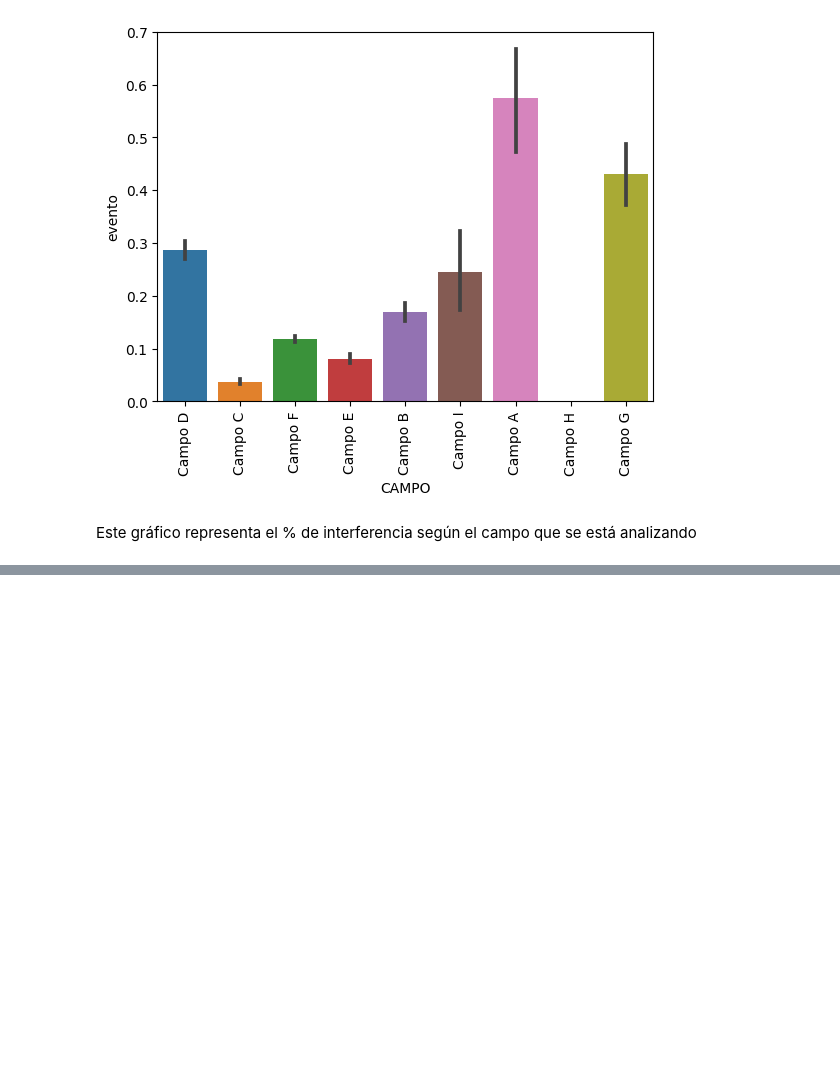
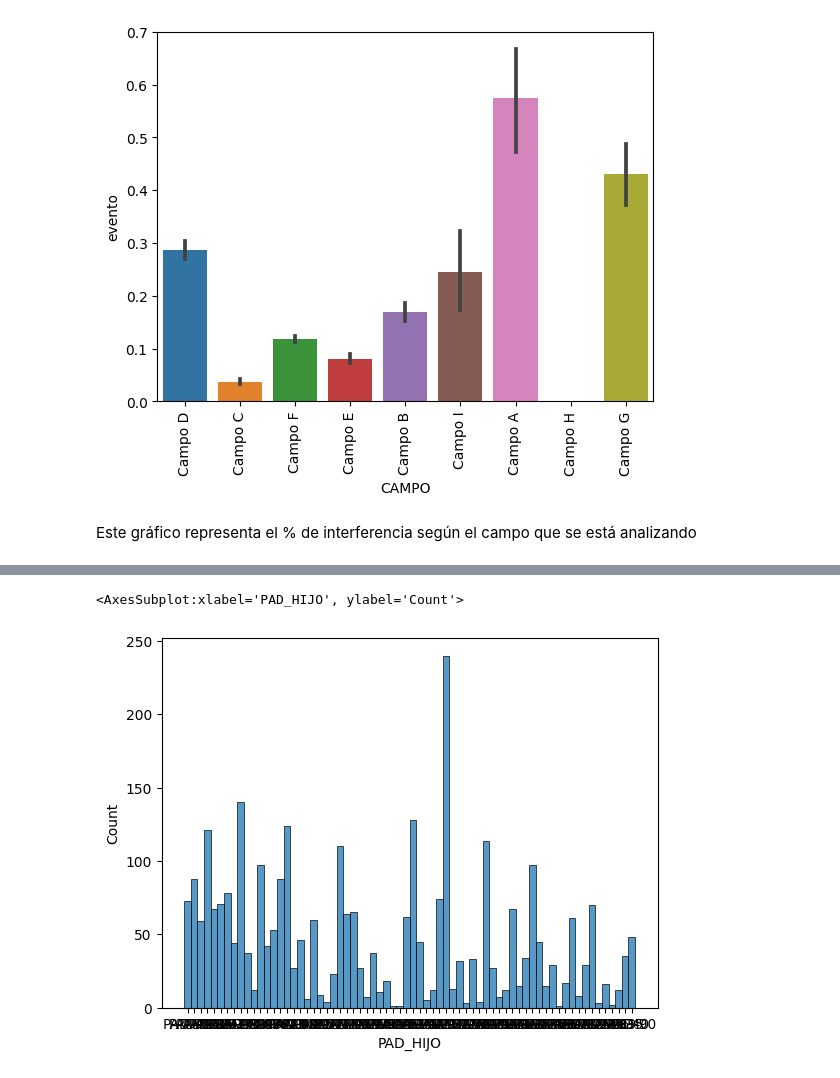
Before and after one commit to vyago/ypf, a Jupyter notebook: src/Análisis descriptivo/AE-Primeras visualizaciones.ipynb, the cells around one changed output, grey strips where cells are left out. Saved outputs shown, nothing was run; the diff lists cells and outputs as text; code cells hidden in the pictures; blank space fills up the shorter version.

```diff
--- a/src/Análisis descriptivo/AE-Primeras visualizaciones.ipynb
+++ b/src/Análisis descriptivo/AE-Primeras visualizaciones.ipynb
@@ -162,0 +177,5 @@ Este gráfico representa el % de interferencia según el campo que se está anal
+# %%
+sns.histplot(data = eventos_hijo)
+# %% [output]
+<AxesSubplot:xlabel='PAD_HIJO', ylabel='Count'>
+[figure, added]
```
Also changed, not shown: parts of 4 cells of this notebook, 4 other files.
